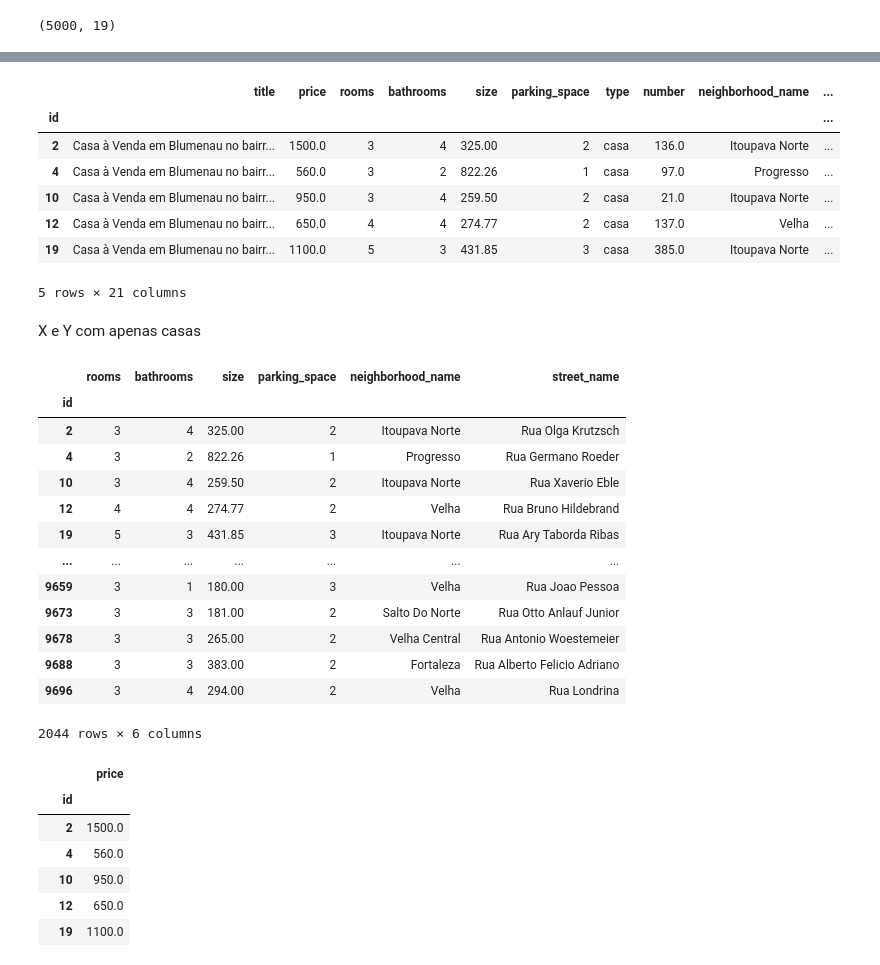
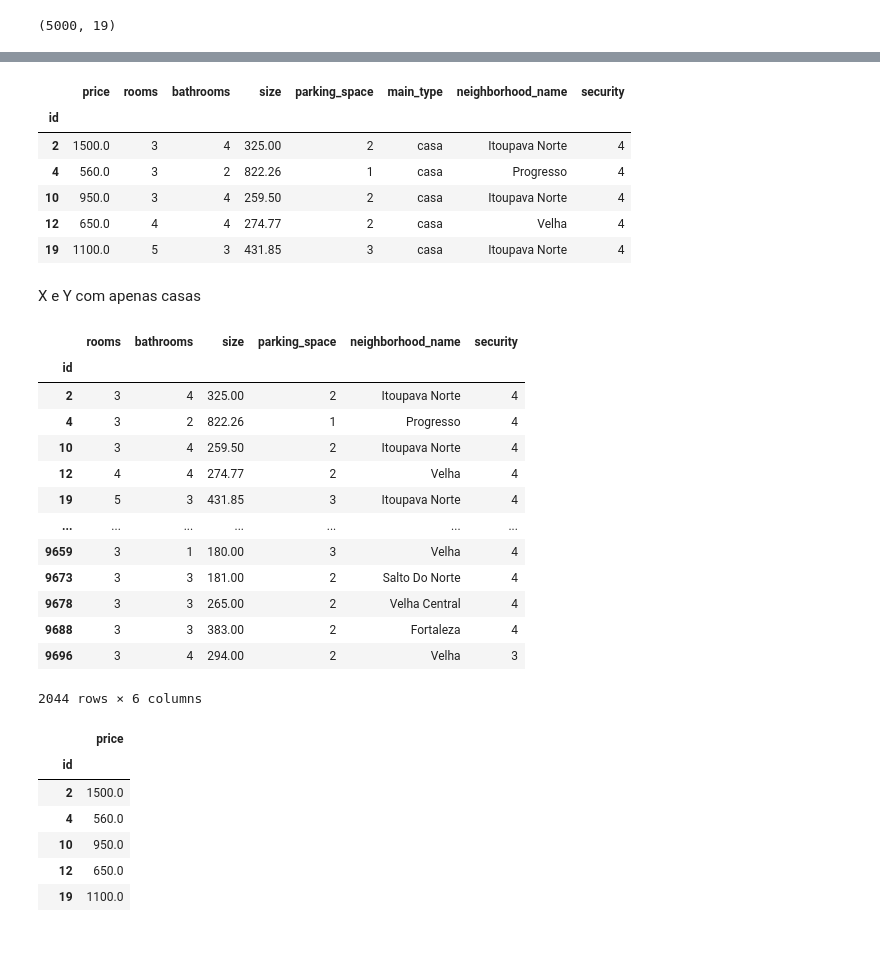
Before and after one commit to thomas-michels/GreyWolfService, a Jupyter notebook: correlations.ipynb, the cells around one changed output, grey strips where cells are left out. Drawn from its saved outputs; the diff is of its cells as text; code cells hidden in the pictures.

```diff
--- a/correlations.ipynb
+++ b/correlations.ipynb
@@ -61,6 +61,6 @@ df["price"] = df["price"].apply(lambda v: v / 1000)
 # %%
 df_venda = df[df["modality_name"] == "venda"]
 # %%
-properties = df_venda.loc[:, ["price", "rooms", "bathrooms", "size", "parking_space", "main_type", "neighborhood_name", "street_name", "zip_code", "security", "latitude", "longitude"]]
+properties = df_venda.loc[:, ["price", "rooms", "bathrooms", "size", "parking_space", "main_type", "neighborhood_name", "security"]]
 properties
 # %% [output]
@@ -81,3 +80,0 @@ properties
-# %%
-properties = df_venda.loc[:, ["price", "rooms", "bathrooms", "size", "parking_space", "main_type", "neighborhood_name", "street_name", "zip_code", "security", "latitude", "longitude"]]
-properties
@@ -100,36 +82,35 @@ properties
 grafico = px.treemap(properties, path=["main_type", "neighborhood_name"])
 grafico
 # %%
-only_houses = df_venda[df_venda["main_type"] == "casa"]
+only_houses = properties[properties["main_type"] == "casa"]
 only_houses.head()
 # %% [output]
-|  | title | price | rooms | bathrooms | size | parking_space | type | number | neighborhood_name | ... |
-| id |  |  |  |  |  |  |  |  |  | ... |
-| 2 | Casa à Venda em Blumenau no bairr... | 1500.0 | 3 | 4 | 325.00 | 2 | casa | 136.0 | Itoupava Norte | ... |
-| 4 | Casa à Venda em Blumenau no bairr... | 560.0 | 3 | 2 | 822.26 | 1 | casa | 97.0 | Progresso | ... |
-| 10 | Casa à Venda em Blumenau no bairr... | 950.0 | 3 | 4 | 259.50 | 2 | casa | 21.0 | Itoupava Norte | ... |
-| 12 | Casa à Venda em Blumenau no bairr... | 650.0 | 4 | 4 | 274.77 | 2 | casa | 137.0 | Velha | ... |
-| 19 | Casa à Venda em Blumenau no bairr... | 1100.0 | 5 | 3 | 431.85 | 3 | casa | 385.0 | Itoupava Norte | ... |
+|  | price | rooms | bathrooms | size | parking_space | main_type | neighborhood_name | security |
+| id |  |  |  |  |  |  |  |  |
+| 2 | 1500.0 | 3 | 4 | 325.00 | 2 | casa | Itoupava Norte | 4 |
+| 4 | 560.0 | 3 | 2 | 822.26 | 1 | casa | Progresso | 4 |
+| 10 | 950.0 | 3 | 4 | 259.50 | 2 | casa | Itoupava Norte | 4 |
+| 12 | 650.0 | 4 | 4 | 274.77 | 2 | casa | Velha | 4 |
+| 19 | 1100.0 | 5 | 3 | 431.85 | 3 | casa | Itoupava Norte | 4 |
-5 rows × 21 columns
 # %% [markdown]
 X e Y com apenas casas
 # %%
-x_properties = only_houses.loc[:, ["rooms", "bathrooms", "size", "parking_space", "neighborhood_name", "street_name"]]
+x_properties = only_houses.loc[:, ["rooms", "bathrooms", "size", "parking_space", "neighborhood_name", "security"]]
 x_properties
 # %% [output]
-|  | rooms | bathrooms | size | parking_space | neighborhood_name | street_name |
+|  | rooms | bathrooms | size | parking_space | neighborhood_name | security |
 | id |  |  |  |  |  |  |
-| 2 | 3 | 4 | 325.00 | 2 | Itoupava Norte | Rua Olga Krutzsch |
-| 4 | 3 | 2 | 822.26 | 1 | Progresso | Rua Germano Roeder |
-| 10 | 3 | 4 | 259.50 | 2 | Itoupava Norte | Rua Xaverio Eble |
-| 12 | 4 | 4 | 274.77 | 2 | Velha | Rua Bruno Hildebrand |
-| 19 | 5 | 3 | 431.85 | 3 | Itoupava Norte | Rua Ary Taborda Ribas |
+| 2 | 3 | 4 | 325.00 | 2 | Itoupava Norte | 4 |
+| 4 | 3 | 2 | 822.26 | 1 | Progresso | 4 |
+| 10 | 3 | 4 | 259.50 | 2 | Itoupava Norte | 4 |
+| 12 | 4 | 4 | 274.77 | 2 | Velha | 4 |
+| 19 | 5 | 3 | 431.85 | 3 | Itoupava Norte | 4 |
 | ... | ... | ... | ... | ... | ... | ... |
-| 9659 | 3 | 1 | 180.00 | 3 | Velha | Rua Joao Pessoa |
-| 9673 | 3 | 3 | 181.00 | 2 | Salto Do Norte | Rua Otto Anlauf Junior |
-| 9678 | 3 | 3 | 265.00 | 2 | Velha Central | Rua Antonio Woestemeier |
-| 9688 | 3 | 3 | 383.00 | 2 | Fortaleza | Rua Alberto Felicio Adriano |
-| 9696 | 3 | 4 | 294.00 | 2 | Velha | Rua Londrina |
+| 9659 | 3 | 1 | 180.00 | 3 | Velha | 4 |
+| 9673 | 3 | 3 | 181.00 | 2 | Salto Do Norte | 4 |
+| 9678 | 3 | 3 | 265.00 | 2 | Velha Central | 4 |
+| 9688 | 3 | 3 | 383.00 | 2 | Fortaleza | 4 |
+| 9696 | 3 | 4 | 294.00 | 2 | Velha | 3 |
 2044 rows × 6 columns
 # %%
 y_properties = only_houses.loc[:, ["price"]]
```
Also changed, not shown: parts of 19 cells of this notebook, 3 other files.
